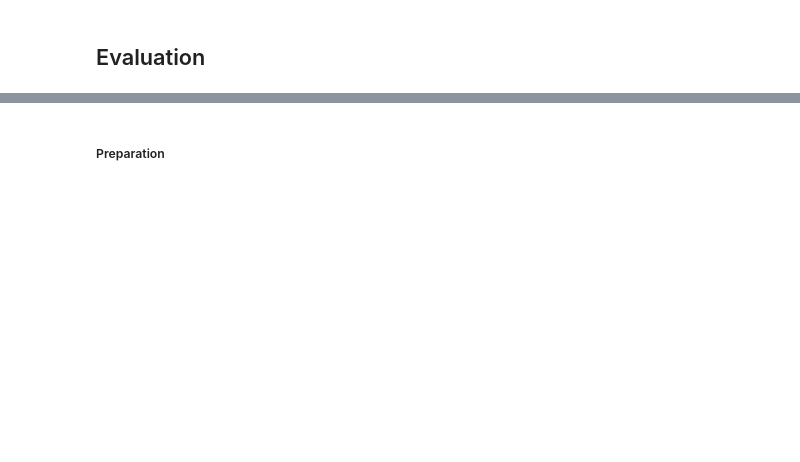
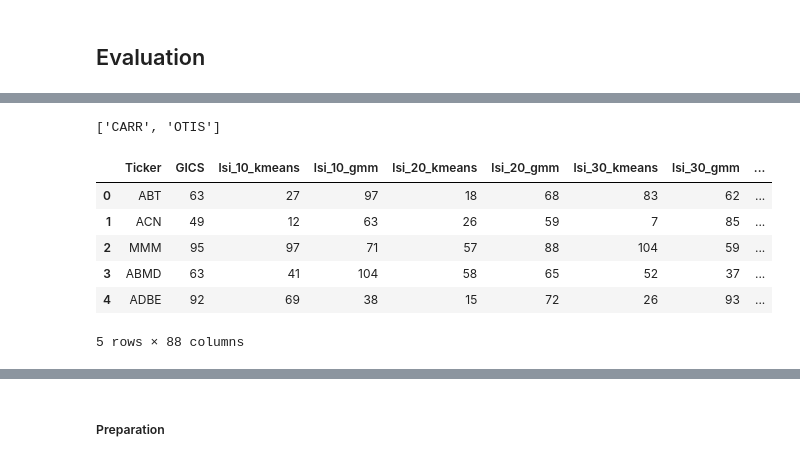
Before and after one commit to Sivalavida/Text-based-Industry-Classification, a Jupyter notebook: LSI Word Embedding.ipynb, the cells around one changed output, grey strips where cells are left out. Cells and saved outputs as stored; diff of their text form; code cells hidden in the pictures; blank space fills up the shorter version.

```diff
--- a/LSI Word Embedding.ipynb
+++ b/LSI Word Embedding.ipynb
@@ -313,0 +338,17 @@ all_cluster.head()
+# %%
+# Tickers to remove if no stock data
+tickers_with_no_data = [ticker for ticker in all_cluster.Ticker if ticker not in stock_return_df.columns]
+tickers_with_no_data
+# %% [output]
+['CARR', 'OTIS']
+# %%
+all_cluster_filtered = all_cluster[~all_cluster.Ticker.isin(tickers_with_no_data)].reset_index(drop=True)
+all_cluster_filtered.head()
+# %% [output]
+|  | Ticker | GICS | lsi_10_kmeans | lsi_10_gmm | lsi_20_kmeans | lsi_20_gmm | lsi_30_kmeans | lsi_30_gmm | ... |
+| 0 | ABT | 63 | 27 | 97 | 18 | 68 | 83 | 62 | ... |
+| 1 | ACN | 49 | 12 | 63 | 26 | 59 | 7 | 85 | ... |
+| 2 | MMM | 95 | 97 | 71 | 57 | 88 | 104 | 59 | ... |
+| 3 | ABMD | 63 | 41 | 104 | 58 | 65 | 52 | 37 | ... |
+| 4 | ADBE | 92 | 69 | 38 | 15 | 72 | 26 | 93 | ... |
+5 rows × 88 columns
```
Also changed, not shown: parts of 11 cells of this notebook, 1 other file.
